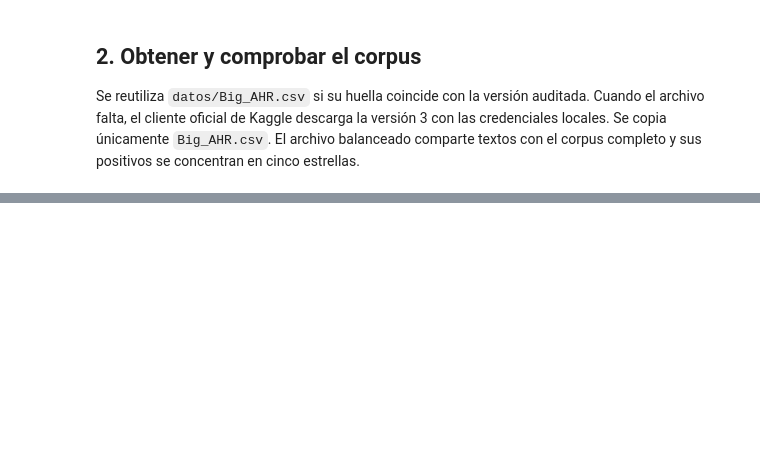
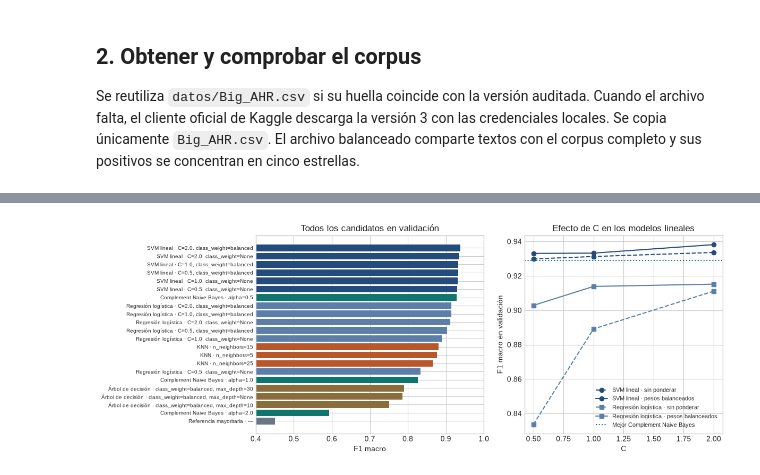
Before and after one commit to bvelastegui/hotel-reviews-ml, a Jupyter notebook: modelo_resenas.ipynb, the cells around one changed output, grey strips where cells are left out. Drawn from its saved outputs; the diff is of its cells as text; code cells hidden in the pictures; blank space fills up the shorter version.

Commit message:
feat(modelo): ampliar candidatos, ajustar el umbral y parametrizar el cuaderno

```diff
--- a/modelo_resenas.ipynb
+++ b/modelo_resenas.ipynb
@@ -423,13 +132,0 @@ Se mide solo el candidato elegido. Las filas de la matriz representan la etiquet
-# %%
-if EVALUAR_PRUEBA:
-    prueba = conjuntos["prueba"]
-    metricas_prueba, predicciones = evaluar(modelo_elegido, prueba)
-    display(pd.DataFrame({"Negativa": metricas_prueba["negativa"], "Positiva": metricas_prueba["positiva"]}).T)
-    print(f'F1 macro: {metricas_prueba["f1_macro"]:.4f} · Exactitud: {metricas_prueba["exactitud"]:.1%}')
-    fig, ax = plt.subplots(figsize=(6, 4.5))
-    matriz = np.asarray(metricas_prueba["matriz_confusion"])
-    ConfusionMatrixDisplay(matriz, display_labels=["Negativa", "Positiva"]).plot(
-        ax=ax, cmap="Blues", colorbar=False, values_format="d")
-    ax.grid(False)
-    ax.set(title="Matriz de confusión · prueba reservada", xlabel="Clase predicha", ylabel="Clase real")
-    mostrar_figura(fig, "03_matriz_de_confusion")
@@ -613,0 +552,33 @@ El desempeño mide la concordancia con etiquetas derivadas de estrellas en AHR.
+# %%
+mejores_familia = {}
+for r in resultados:
+    if r["modelo"] not in mejores_familia or r["metricas"]["f1_macro"] > mejores_familia[r["modelo"]]["metricas"]["f1_macro"]:
+        mejores_familia[r["modelo"]] = r
+
+lineales = [f for f in ("svm", "logistica") if f in FAMILIAS]
+fig, ejes = plt.subplots(1, 2 if lineales else 1, figsize=(12 if lineales else 7, 4.6), squeeze=False,
+                         gridspec_kw={"width_ratios": [1.15, 1]} if lineales else None)
+ejes = ejes[0]
+orden = sorted(resultados, key=lambda r: r["metricas"]["f1_macro"])
+etiquetas = [f'{ALGORITMOS[r["modelo"]].split(" (")[0]} · {describir_parametros(r["parametros"])}' for r in orden]
+ejes[0].barh(etiquetas, [r["metricas"]["f1_macro"] for r in orden], color=[COLORES_FAMILIA[r["modelo"]] for r in orden])
+ejes[0].set(title="Todos los candidatos en validación", xlabel="F1 macro", xlim=(0.4, 1.0))
+ejes[0].tick_params(axis="y", labelsize=7)
+if lineales:
+    estilos = {"svm": (AZUL, "o", "SVM lineal"), "logistica": ("#5b7fa8", "s", "Regresión logística")}
+    for familia in lineales:
+        color, marcador, nombre = estilos[familia]
+        for peso, linea in [(None, "--"), ("balanced", "-")]:
+            serie = sorted((r["parametros"]["clasificador__C"], r["metricas"]["f1_macro"]) for r in resultados
+                           if r["modelo"] == familia and r["parametros"]["clasificador__class_weight"] == peso)
+            if serie:
+                ejes[1].plot(*zip(*serie), marker=marcador, linestyle=linea, color=color,
+                             label=f'{nombre} · {"pesos balanceados" if peso else "sin ponderar"}')
+    if "naive_bayes" in mejores_familia:
+        ejes[1].axhline(mejores_familia["naive_bayes"]["metricas"]["f1_macro"], color=TURQUESA, linestyle=":",
+                        label="Mejor Complement Naive Bayes")
+    ejes[1].set(title="Efecto de C en los modelos lineales", xlabel="C", ylabel="F1 macro en validación")
+    ejes[1].legend(loc="lower right", fontsize=8)
+mostrar_figura(fig, "02_parametros_en_validacion")
+# %% [output]
+[figure, added]
```
Also changed, not shown: parts of 43 cells of this notebook.
